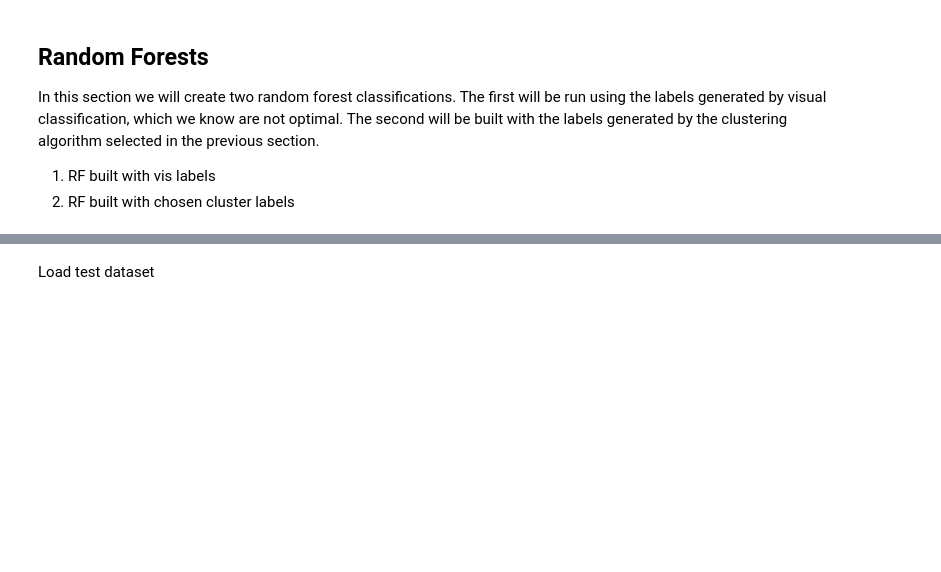
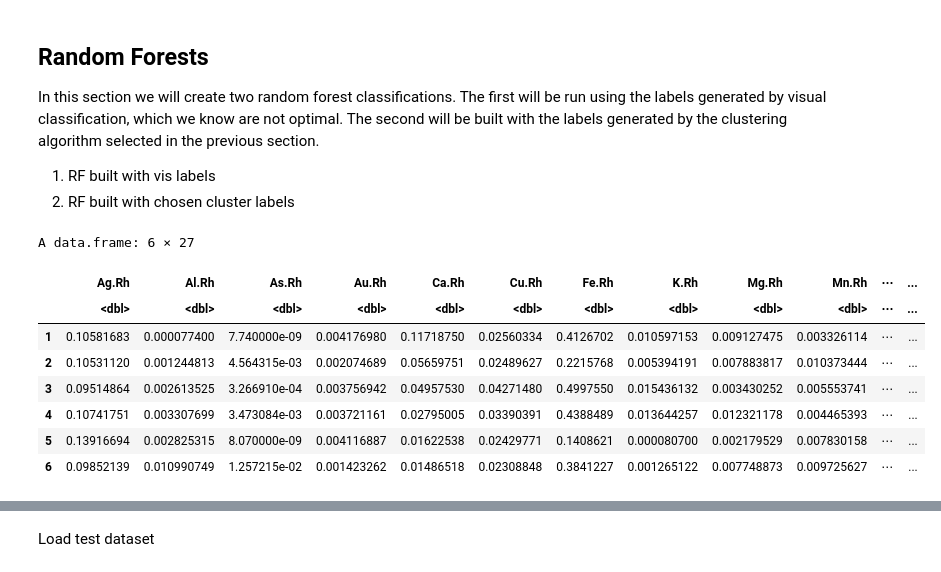
Before and after one commit to brandireger/Lithic_classification, a Jupyter notebook: Lithic_classification.ipynb, the cells around one changed output, grey strips where cells are left out. Drawn from its saved outputs; the diff is of its cells as text; code cells hidden in the pictures; blank space fills up the shorter version.

```diff
--- a/Lithic_classification.ipynb
+++ b/Lithic_classification.ipynb
@@ -2365,3 +250,22 @@ In this section we will create two random forest classifications. The first will
 
 1. RF built with vis labels
 2. RF built with chosen cluster labels
+# %%
+# 1. RF - vis
+# the predicted value (Y) is the Vis column
+RF_vis_Y <- train_df$Vis
+
+# the values we will use to predict are the elemental concentrations
+RF_x <- train_df[,4:30]
+
+head(RF_x)
+# %% [output]
+A data.frame: 6 × 27
+|  | Ag.Rh | Al.Rh | As.Rh | Au.Rh | Ca.Rh | Cu.Rh | Fe.Rh | K.Rh | Mg.Rh | Mn.Rh | ⋯ | ... |
+|  | <dbl> | <dbl> | <dbl> | <dbl> | <dbl> | <dbl> | <dbl> | <dbl> | <dbl> | <dbl> | ⋯ | ... |
+| 1 | 0.10581683 | 0.000077400 | 7.740000e-09 | 0.004176980 | 0.11718750 | 0.02560334 | 0.4126702 | 0.010597153 | 0.009127475 | 0.003326114 | ⋯ | ... |
+| 2 | 0.10531120 | 0.001244813 | 4.564315e-03 | 0.002074689 | 0.05659751 | 0.02489627 | 0.2215768 | 0.005394191 | 0.007883817 | 0.010373444 | ⋯ | ... |
+| 3 | 0.09514864 | 0.002613525 | 3.266910e-04 | 0.003756942 | 0.04957530 | 0.04271480 | 0.4997550 | 0.015436132 | 0.003430252 | 0.005553741 | ⋯ | ... |
+| 4 | 0.10741751 | 0.003307699 | 3.473084e-03 | 0.003721161 | 0.02795005 | 0.03390391 | 0.4388489 | 0.013644257 | 0.012321178 | 0.004465393 | ⋯ | ... |
+| 5 | 0.13916694 | 0.002825315 | 8.070000e-09 | 0.004116887 | 0.01622538 | 0.02429771 | 0.1408621 | 0.000080700 | 0.002179529 | 0.007830158 | ⋯ | ... |
+| 6 | 0.09852139 | 0.010990749 | 1.257215e-02 | 0.001423262 | 0.01486518 | 0.02308848 | 0.3841227 | 0.001265122 | 0.007748873 | 0.009725627 | ⋯ | ... |
```
Also changed, not shown: parts of 109 cells of this notebook, 2 other files.
